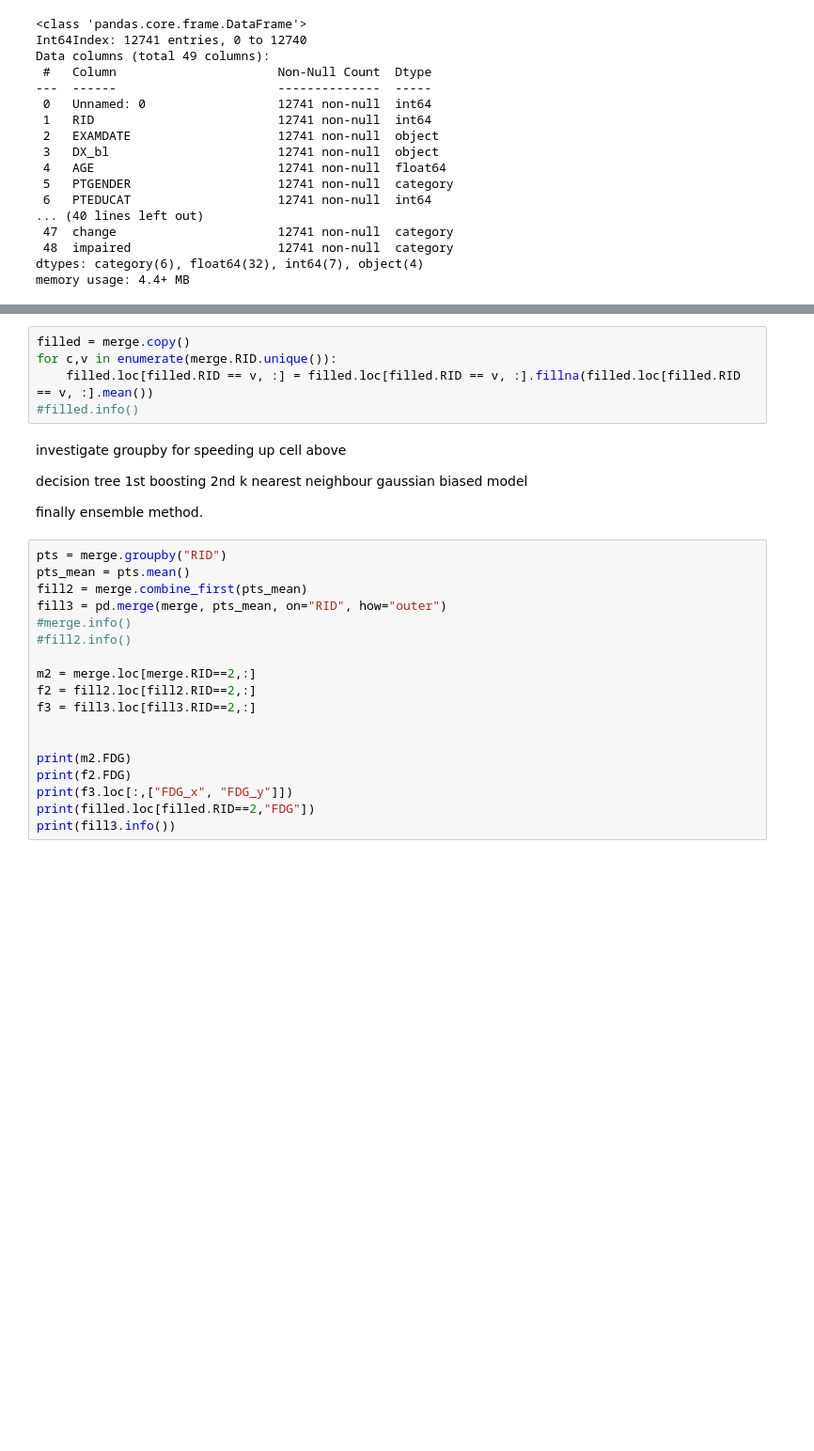
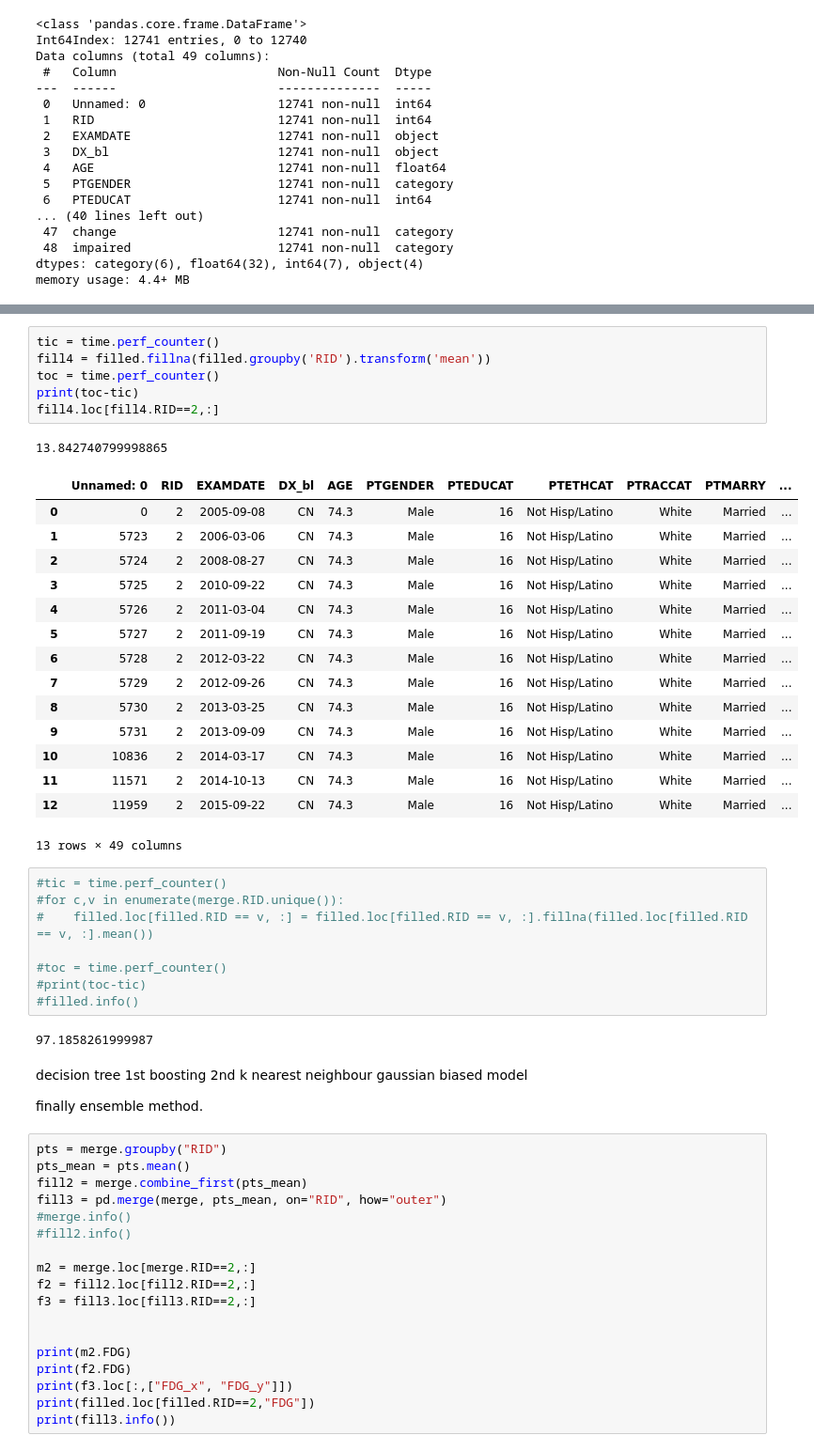
Before and after one commit to tnankie/Project-Daybreak, a Jupyter notebook: Stats.ipynb, the cells around one changed output, grey strips where cells are left out. Shown at 94% size. Saved outputs shown, nothing was run; the diff lists cells and outputs as text; blank space fills up the shorter version.

Commit message:
fixed the fill by mean call

```diff
--- a/Stats.ipynb
+++ b/Stats.ipynb
@@ -67,12 +79,37 @@ memory usage: 4.4+ MB
+# %%
+tic = time.perf_counter()
+fill4 = filled.fillna(filled.groupby('RID').transform('mean'))
+toc = time.perf_counter()
+print(toc-tic)
+fill4.loc[fill4.RID==2,:]
+# %% [output]
+13.842740799998865
+|  | Unnamed: 0 | RID | EXAMDATE | DX_bl | AGE | PTGENDER | PTEDUCAT | PTETHCAT | PTRACCAT | PTMARRY | ... |
+| 0 | 0 | 2 | 2005-09-08 | CN | 74.3 | Male | 16 | Not Hisp/Latino | White | Married | ... |
+| 1 | 5723 | 2 | 2006-03-06 | CN | 74.3 | Male | 16 | Not Hisp/Latino | White | Married | ... |
+| 2 | 5724 | 2 | 2008-08-27 | CN | 74.3 | Male | 16 | Not Hisp/Latino | White | Married | ... |
+| 3 | 5725 | 2 | 2010-09-22 | CN | 74.3 | Male | 16 | Not Hisp/Latino | White | Married | ... |
+| 4 | 5726 | 2 | 2011-03-04 | CN | 74.3 | Male | 16 | Not Hisp/Latino | White | Married | ... |
+| 5 | 5727 | 2 | 2011-09-19 | CN | 74.3 | Male | 16 | Not Hisp/Latino | White | Married | ... |
+| 6 | 5728 | 2 | 2012-03-22 | CN | 74.3 | Male | 16 | Not Hisp/Latino | White | Married | ... |
+| 7 | 5729 | 2 | 2012-09-26 | CN | 74.3 | Male | 16 | Not Hisp/Latino | White | Married | ... |
+| 8 | 5730 | 2 | 2013-03-25 | CN | 74.3 | Male | 16 | Not Hisp/Latino | White | Married | ... |
+| 9 | 5731 | 2 | 2013-09-09 | CN | 74.3 | Male | 16 | Not Hisp/Latino | White | Married | ... |
+| 10 | 10836 | 2 | 2014-03-17 | CN | 74.3 | Male | 16 | Not Hisp/Latino | White | Married | ... |
+| 11 | 11571 | 2 | 2014-10-13 | CN | 74.3 | Male | 16 | Not Hisp/Latino | White | Married | ... |
+| 12 | 11959 | 2 | 2015-09-22 | CN | 74.3 | Male | 16 | Not Hisp/Latino | White | Married | ... |
+13 rows × 49 columns
 # %%
-filled = merge.copy()
-for c,v in enumerate(merge.RID.unique()):
-    filled.loc[filled.RID == v, :] = filled.loc[filled.RID == v, :].fillna(filled.loc[filled.RID == v, :].mean())
+#tic = time.perf_counter()
+#for c,v in enumerate(merge.RID.unique()):
+#    filled.loc[filled.RID == v, :] = filled.loc[filled.RID == v, :].fillna(filled.loc[filled.RID == v, :].mean())
+
+#toc = time.perf_counter()
+#print(toc-tic)
 #filled.info()
+# %% [output]
+97.1858261999987
 # %% [markdown]
-investigate groupby for speeding up cell above
-
-
 decision tree 1st
 boosting 2nd
 k nearest neighbour
```
Also changed, not shown: parts of 3 cells of this notebook.
